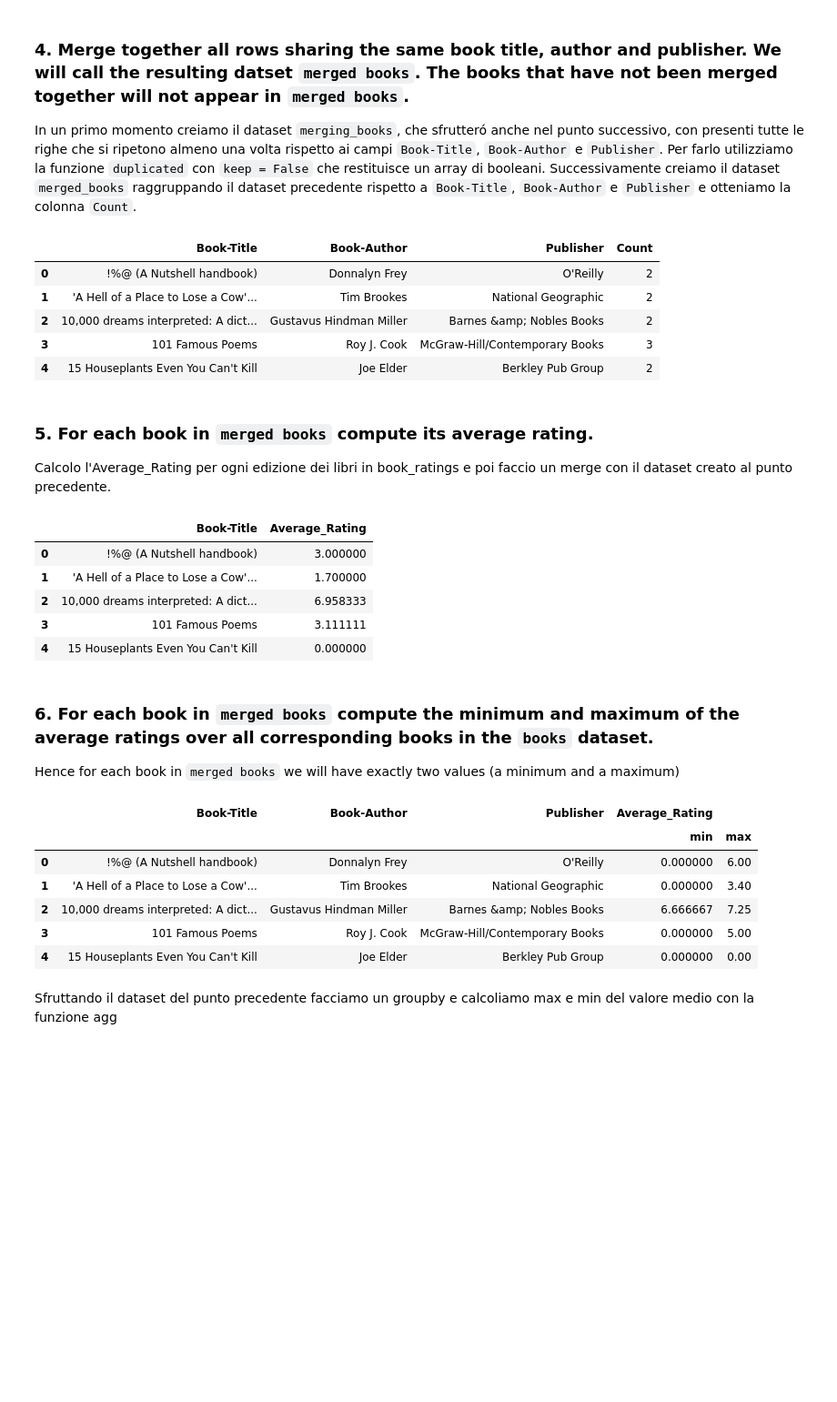
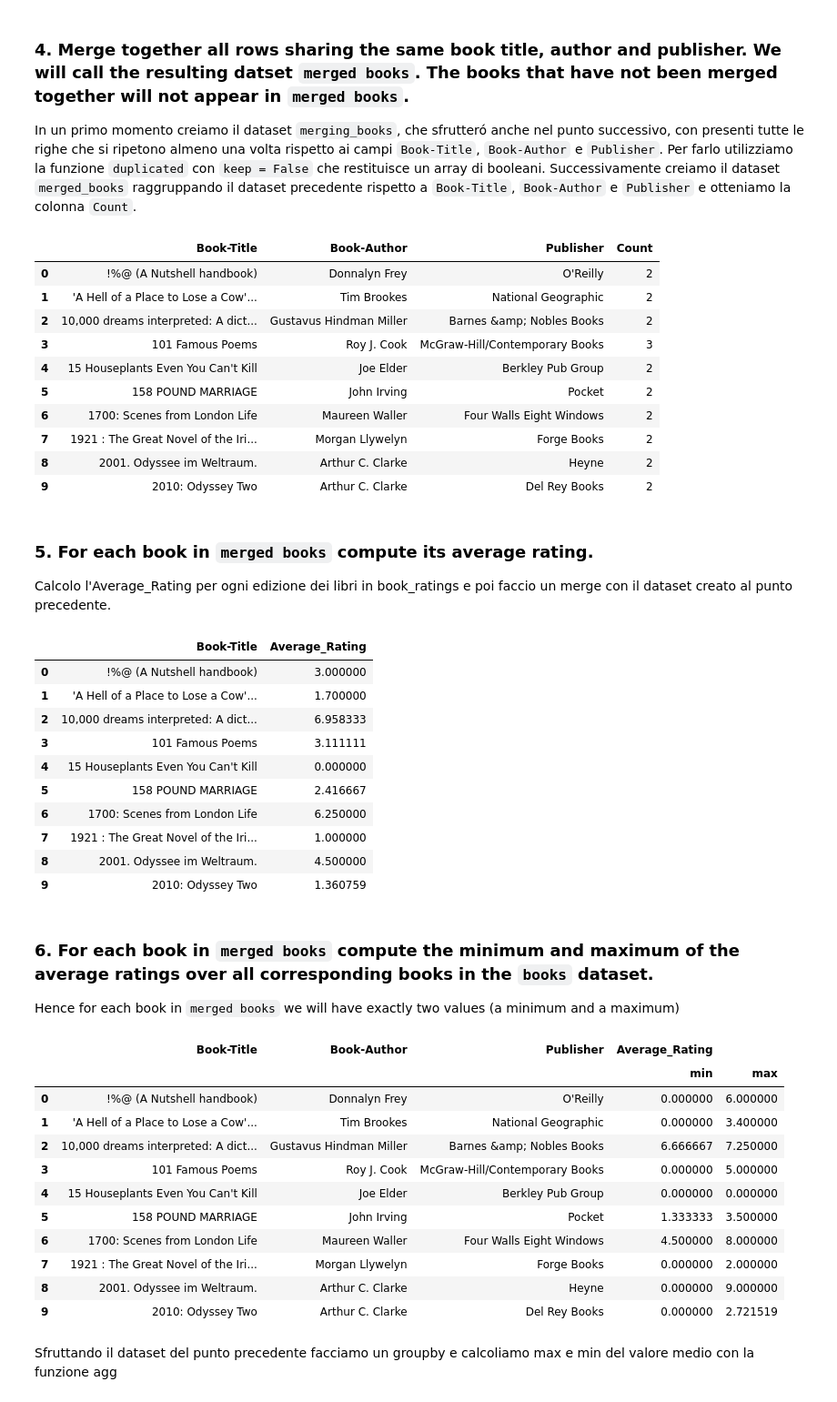
Before and after one commit to gianscuri/Computer_Science_Project_Pandas, a Jupyter notebook: progetto-2021.ipynb, the cells around one changed output. Shown: that part at 91% size. Drawn from its saved outputs; the diff is of its cells as text; code cells hidden in the pictures; blank space fills up the shorter version.

```diff
--- a/progetto-2021.ipynb
+++ b/progetto-2021.ipynb
@@ -202,7 +222,7 @@ Successivamente creiamo il dataset `merged_books` raggruppando il dataset preced
 # %%
 merging_books = books[books.duplicated(subset = ['Book-Title', 'Book-Author', 'Publisher'], keep = False)]
 merged_books = merging_books.groupby(['Book-Title', 'Book-Author', 'Publisher'], as_index=False).agg(Count=('ISBN', 'count'))
-merged_books.head()
+merged_books.head(10)
 # %% [output]
 |  | Book-Title | Book-Author | Publisher | Count |
 | 0 | !%@ (A Nutshell handbook) | Donnalyn Frey | O'Reilly | 2 |
@@ -210,6 +230,11 @@ merged_books.head()
 | 2 | 10,000 dreams interpreted: A dict... | Gustavus Hindman Miller | Barnes &amp; Nobles Books | 2 |
 | 3 | 101 Famous Poems | Roy J. Cook | McGraw-Hill/Contemporary Books | 3 |
 | 4 | 15 Houseplants Even You Can't Kill | Joe Elder | Berkley Pub Group | 2 |
+| 5 | 158 POUND MARRIAGE | John Irving | Pocket | 2 |
+| 6 | 1700: Scenes from London Life | Maureen Waller | Four Walls Eight Windows | 2 |
+| 7 | 1921 : The Great Novel of the Iri... | Morgan Llywelyn | Forge Books | 2 |
+| 8 | 2001. Odyssee im Weltraum. | Arthur C. Clarke | Heyne | 2 |
+| 9 | 2010: Odyssey Two | Arthur C. Clarke | Del Rey Books | 2 |
 # %% [markdown]
 ### 5. For each book in `merged books` compute its average rating.
 
@@ -217,7 +242,7 @@ Calcolo l'Average_Rating per ogni edizione dei libri in book_ratings e poi facci
 # %%
 temp = book_ratings.groupby('ISBN').agg(Average_Rating = ('Book-Rating', 'mean'))
 merging_book_ratings = pd.merge(merging_books, temp, on = 'ISBN', how = 'left').sort_values(['Book-Title', 'Book-Author', 'Publisher'])
-merging_book_ratings.groupby('Book-Title', as_index=False)[['Average_Rating']].mean().head()
+merging_book_ratings.groupby('Book-Title', as_index=False)[['Average_Rating']].mean().head(10)
 # %% [output]
 |  | Book-Title | Average_Rating |
 | 0 | !%@ (A Nutshell handbook) | 3.000000 |
@@ -225,20 +250,30 @@ merging_book_ratings.groupby('Book-Title', as_index=False)[['Average_Rating']].m
 | 2 | 10,000 dreams interpreted: A dict... | 6.958333 |
 | 3 | 101 Famous Poems | 3.111111 |
 | 4 | 15 Houseplants Even You Can't Kill | 0.000000 |
+| 5 | 158 POUND MARRIAGE | 2.416667 |
+| 6 | 1700: Scenes from London Life | 6.250000 |
+| 7 | 1921 : The Great Novel of the Iri... | 1.000000 |
+| 8 | 2001. Odyssee im Weltraum. | 4.500000 |
+| 9 | 2010: Odyssey Two | 1.360759 |
 # %% [markdown]
 ### 6. For each book in `merged books` compute the minimum and maximum of the average ratings over all corresponding books in the `books` dataset.
 
 Hence for each book in `merged books` we will have exactly two values (a minimum and a maximum)
 # %%
-merging_book_ratings.groupby(['Book-Title', 'Book-Author', 'Publisher'], as_index=False).agg({'Average_Rating' : ['min', 'max']}).head()
+merging_book_ratings.groupby(['Book-Title', 'Book-Author', 'Publisher'], as_index=False).agg({'Average_Rating' : ['min', 'max']}).head(10)
 # %% [output]
 |  | Book-Title | Book-Author | Publisher | Average_Rating |  |
 |  |  |  |  | min | max |
-| 0 | !%@ (A Nutshell handbook) | Donnalyn Frey | O'Reilly | 0.000000 | 6.00 |
-| 1 | 'A Hell of a Place to Lose a Cow'... | Tim Brookes | National Geographic | 0.000000 | 3.40 |
-| 2 | 10,000 dreams interpreted: A dict... | Gustavus Hindman Miller | Barnes &amp; Nobles Books | 6.666667 | 7.25 |
-| 3 | 101 Famous Poems | Roy J. Cook | McGraw-Hill/Contemporary Books | 0.000000 | 5.00 |
-| 4 | 15 Houseplants Even You Can't Kill | Joe Elder | Berkley Pub Group | 0.000000 | 0.00 |
+| 0 | !%@ (A Nutshell handbook) | Donnalyn Frey | O'Reilly | 0.000000 | 6.000000 |
+| 1 | 'A Hell of a Place to Lose a Cow'... | Tim Brookes | National Geographic | 0.000000 | 3.400000 |
+| 2 | 10,000 dreams interpreted: A dict... | Gustavus Hindman Miller | Barnes &amp; Nobles Books | 6.666667 | 7.250000 |
+| 3 | 101 Famous Poems | Roy J. Cook | McGraw-Hill/Contemporary Books | 0.000000 | 5.000000 |
+| 4 | 15 Houseplants Even You Can't Kill | Joe Elder | Berkley Pub Group | 0.000000 | 0.000000 |
+| 5 | 158 POUND MARRIAGE | John Irving | Pocket | 1.333333 | 3.500000 |
+| 6 | 1700: Scenes from London Life | Maureen Waller | Four Walls Eight Windows | 4.500000 | 8.000000 |
+| 7 | 1921 : The Great Novel of the Iri... | Morgan Llywelyn | Forge Books | 0.000000 | 2.000000 |
+| 8 | 2001. Odyssee im Weltraum. | Arthur C. Clarke | Heyne | 0.000000 | 9.000000 |
+| 9 | 2010: Odyssey Two | Arthur C. Clarke | Del Rey Books | 0.000000 | 2.721519 |
 # %% [markdown]
 Sfruttando il dataset del punto precedente facciamo un groupby e calcoliamo max e min del valore medio con la funzione agg
 # %% [markdown]
```
Also changed, not shown: parts of 12 cells of this notebook, 1 other file.
